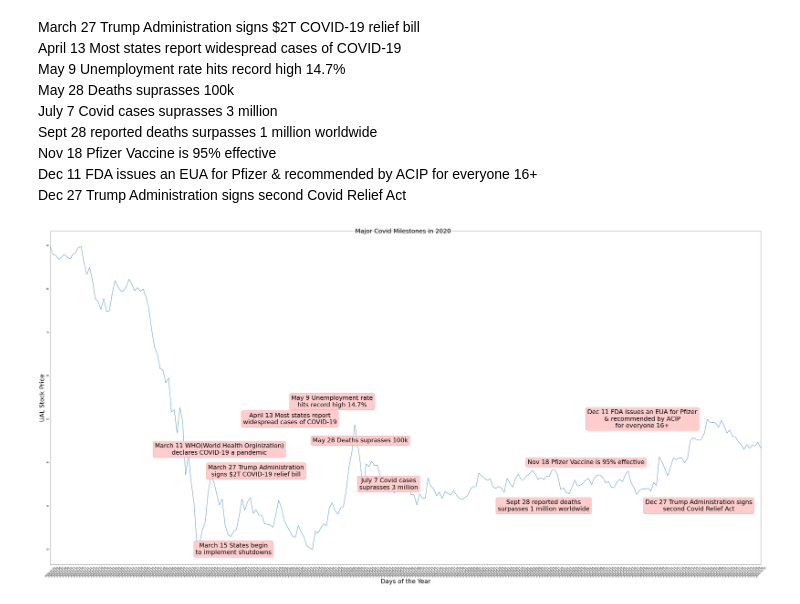
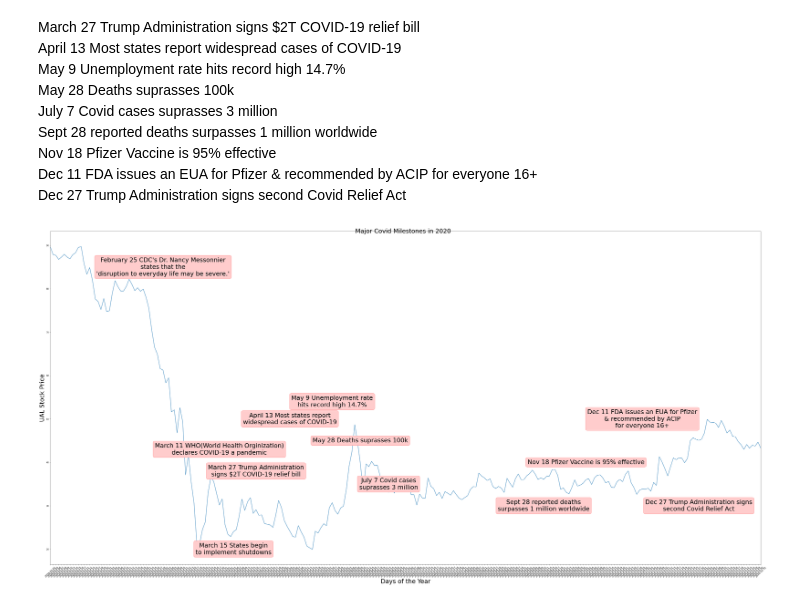
Before and after one commit to dabidma/Covid-VS-The-Stock-Market, a Jupyter notebook: stocks_vs_covid.ipynb, the cells around one changed output. Cells and saved outputs as stored; diff of their text form; code cells hidden in the pictures.

```diff
--- a/stocks_vs_covid.ipynb
+++ b/stocks_vs_covid.ipynb
@@ -228,6 +228,13 @@ for item in sector_ticker:
 # %%
 fig = plt.figure(figsize=(50,25))
 plt.plot(covid_tickers_2020['UAL_covid'].index,covid_tickers_2020['UAL_covid']['Close'])
+plt.text(40, 85, "February 25 CDC's Dr. Nancy Messonnier\n states that the \n'disruption to everyday life may be severe.'", size=30,
+         ha="center", va="center",
+         bbox=dict(boxstyle="round",
+                   ec=(1., 0.5, 0.5),
+                   fc=(1., 0.8, 0.8),
+                   )
+        )
 plt.text(60, 43, "March 11 WHO(World Health Orginization)\ndeclares COVID-19 a pandemic", size=30,
          ha="center", va="center",
          bbox=dict(boxstyle="round",
@@ -286,31 +293,31 @@ plt.text(175, 30, "Sept 28 reported deaths\nsurpasses 1 million worldwide", size
          )
 plt.text(190, 40, "Nov 18 Pfizer Vaccine is 95% effective", size=30,
          ha="center", va="center",
          bbox=dict(boxstyle="round",
                    ec=(1., 0.5, 0.5),
                    fc=(1., 0.8, 0.8),
                    )
          )
 plt.text(210, 50, "Dec 11 FDA issues an EUA for Pfizer\n& recommended by ACIP\nfor everyone 16+", size=30,
          ha="center", va="center",
          bbox=dict(boxstyle="round",
                    ec=(1., 0.5, 0.5),
                    fc=(1., 0.8, 0.8),
                    )
          )
 plt.text(230, 30, "Dec 27 Trump Administration signs\nsecond Covid Relief Act", size=30,
          ha="center", va="center",
          bbox=dict(boxstyle="round",
                    ec=(1., 0.5, 0.5),
                    fc=(1., 0.8, 0.8),
                    )
          )
 plt.xticks(rotation=45, fontsize=12)
 plt.xlim([min(covid_tickers_2020['UAL_covid'].index),max(covid_tickers_2020['UAL_covid'].index)])
 plt.ylabel('UAL Stock Price', fontsize=30)
 plt.xlabel('Days of the Year', fontsize=30)
 fig.suptitle('Major Covid Milestones in 2020', fontsize=30)
 plt.tight_layout();
 plt.savefig('./Plotted_Images/covid_milestones')
 # %% [output]
-[figure, old version]
+[figure, new version]
```
Also changed, not shown: 1 other file.
